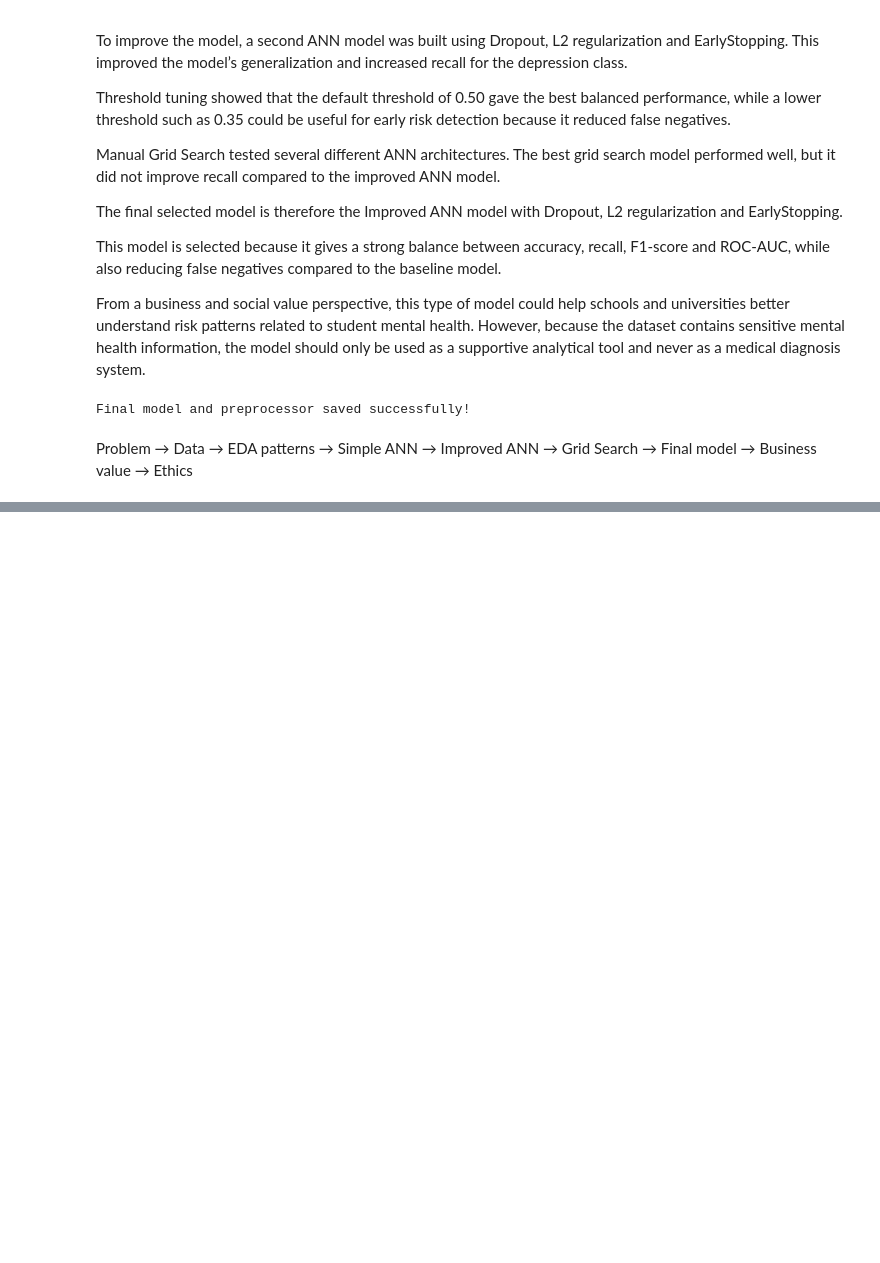
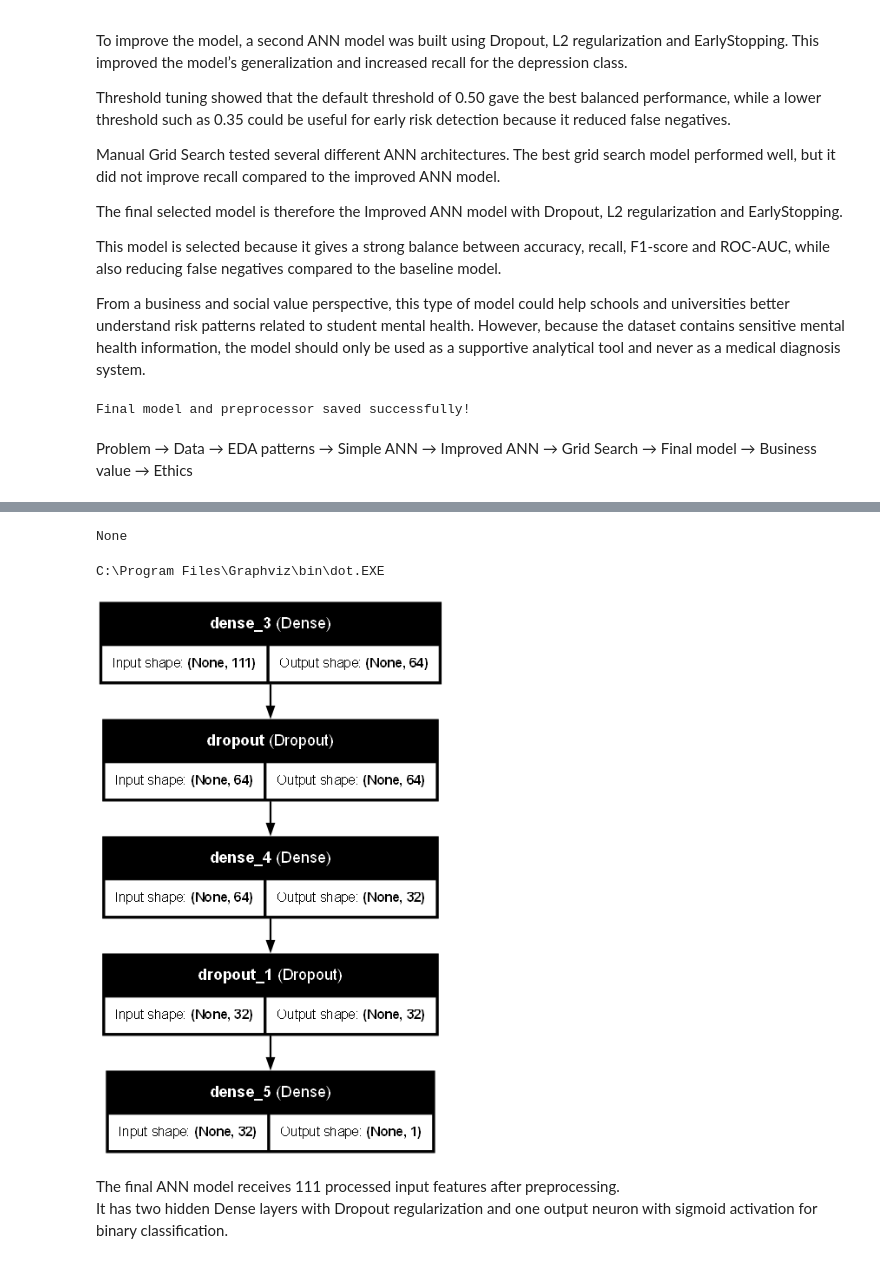
Before and after one commit to emmykristina/mental-health-prediction, a Jupyter notebook: notebooks/Mahtab/02_mahtab_preprocessing_ann.ipynb, the cells around one changed output, grey strips where cells are left out. Drawn from its saved outputs; the diff is of its cells as text; code cells hidden in the pictures; blank space fills up the shorter version.

Commit message:
Finalize Mahtab ANN analysis with model artifacts

```diff
--- a/notebooks/Mahtab/02_mahtab_preprocessing_ann.ipynb
+++ b/notebooks/Mahtab/02_mahtab_preprocessing_ann.ipynb
@@ -1304,0 +1373,3 @@ Problem → Data → EDA patterns → Simple ANN → Improved ANN → Grid Searc
+# %%
+loaded_model = keras.models.load_model("../../models/mahtab_improved_ann_model.keras")
+loaded_model.summary()
@@ -1304,0 +1395,29 @@ Problem → Data → EDA patterns → Simple ANN → Improved ANN → Grid Searc
+# %%
+import shutil
+print(shutil.which("dot"))
+# %% [output]
+None
+# %%
+import os
+import shutil
+
+graphviz_path = r"C:\Program Files\Graphviz\bin"
+os.environ["PATH"] += os.pathsep + graphviz_path
+
+print(shutil.which("dot"))
+# %% [output]
+C:\Program Files\Graphviz\bin\dot.EXE
+# %%
+from tensorflow import keras
+
+keras.utils.plot_model(
+    loaded_model,
+    show_shapes=True,
+    show_layer_names=True,
+    dpi=80
+)
+# %% [output]
+[figure, added]
+# %% [markdown]
+The final ANN model receives 111 processed input features after preprocessing.
+It has two hidden Dense layers with Dropout regularization and one output neuron with sigmoid activation for binary classification.
```
Also changed, not shown: parts of 31 cells of this notebook, 4 other files.
